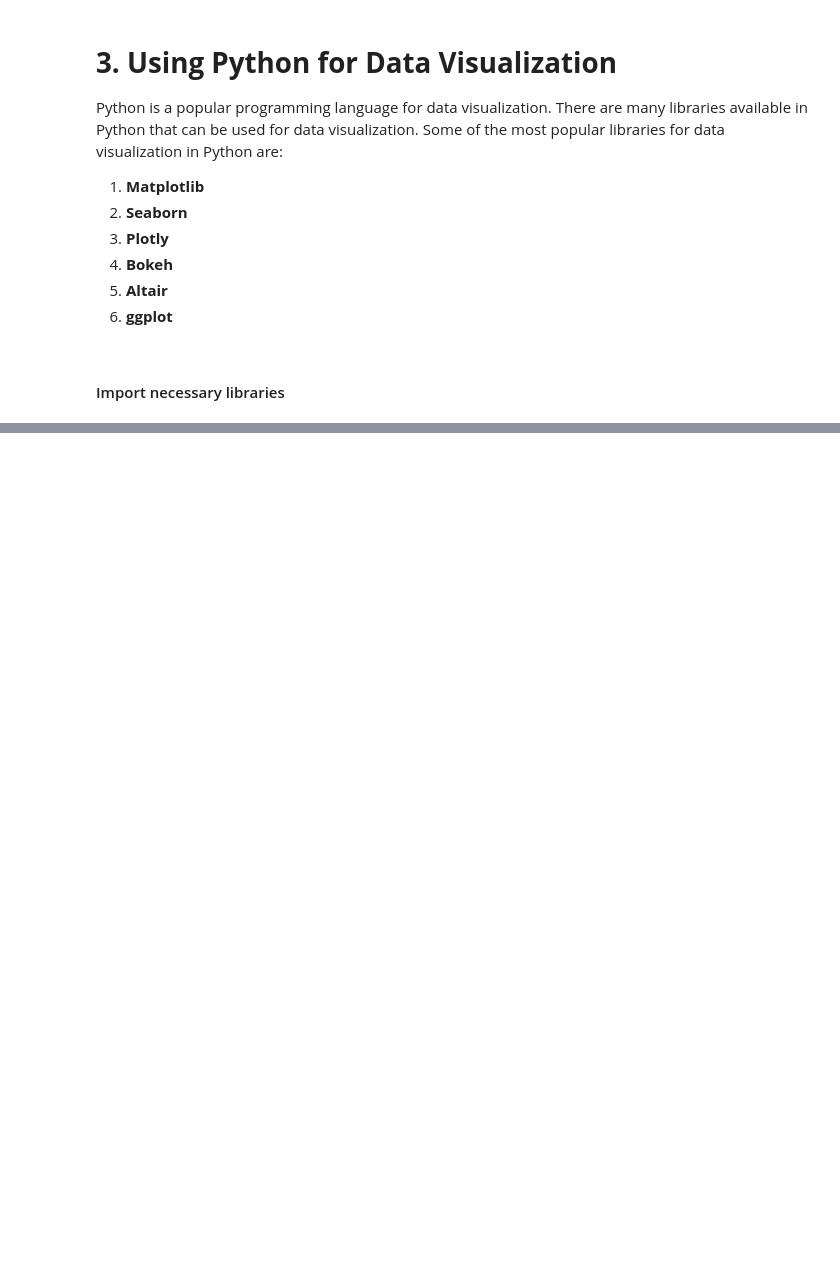
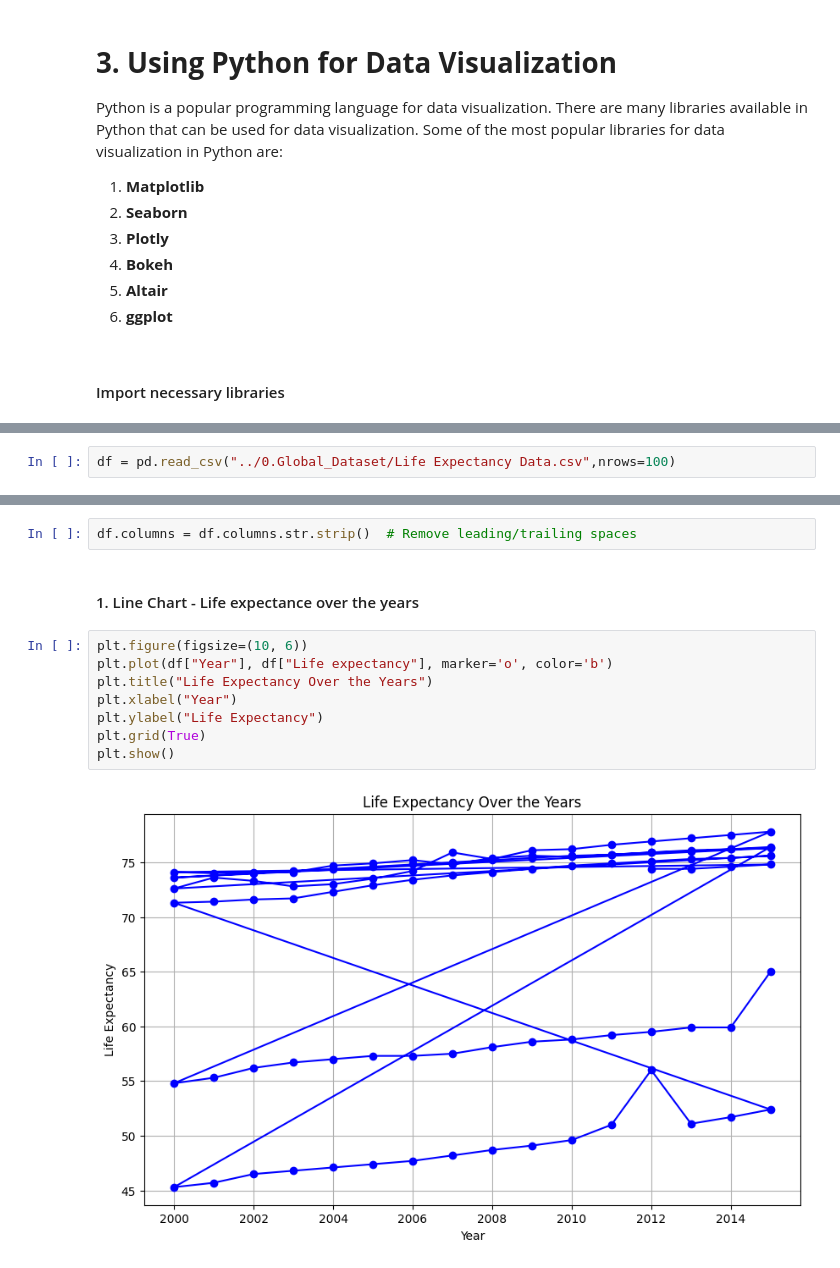
Before and after one commit to cruvss/Data-Preprocessing-For-Machine-Learning, a Jupyter notebook: 2. Data_Visualization/visualize.ipynb, the cells around one changed output, grey strips where cells are left out. Cells and saved outputs as stored; diff of their text form; blank space fills up the shorter version.

Commit message:
Complete visualization

```diff
--- a/2. Data_Visualization/visualize.ipynb
+++ b/2. Data_Visualization/visualize.ipynb
@@ -48,0 +54,2 @@ Python is a popular programming language for data visualization. There are many
+# %%
+df = pd.read_csv("../0.Global_Dataset/Life Expectancy Data.csv",nrows=100)
@@ -48,0 +76,14 @@ Python is a popular programming language for data visualization. There are many
+# %%
+df.columns = df.columns.str.strip()  # Remove leading/trailing spaces
+# %% [markdown]
+#### 1. Line Chart - Life expectance over the years
+# %%
+plt.figure(figsize=(10, 6))
+plt.plot(df["Year"], df["Life expectancy"], marker='o', color='b')
+plt.title("Life Expectancy Over the Years")
+plt.xlabel("Year")
+plt.ylabel("Life Expectancy")
+plt.grid(True)
+plt.show()
+# %% [output]
+[figure, added]
```
Also changed, not shown: parts of 19 cells of this notebook.
